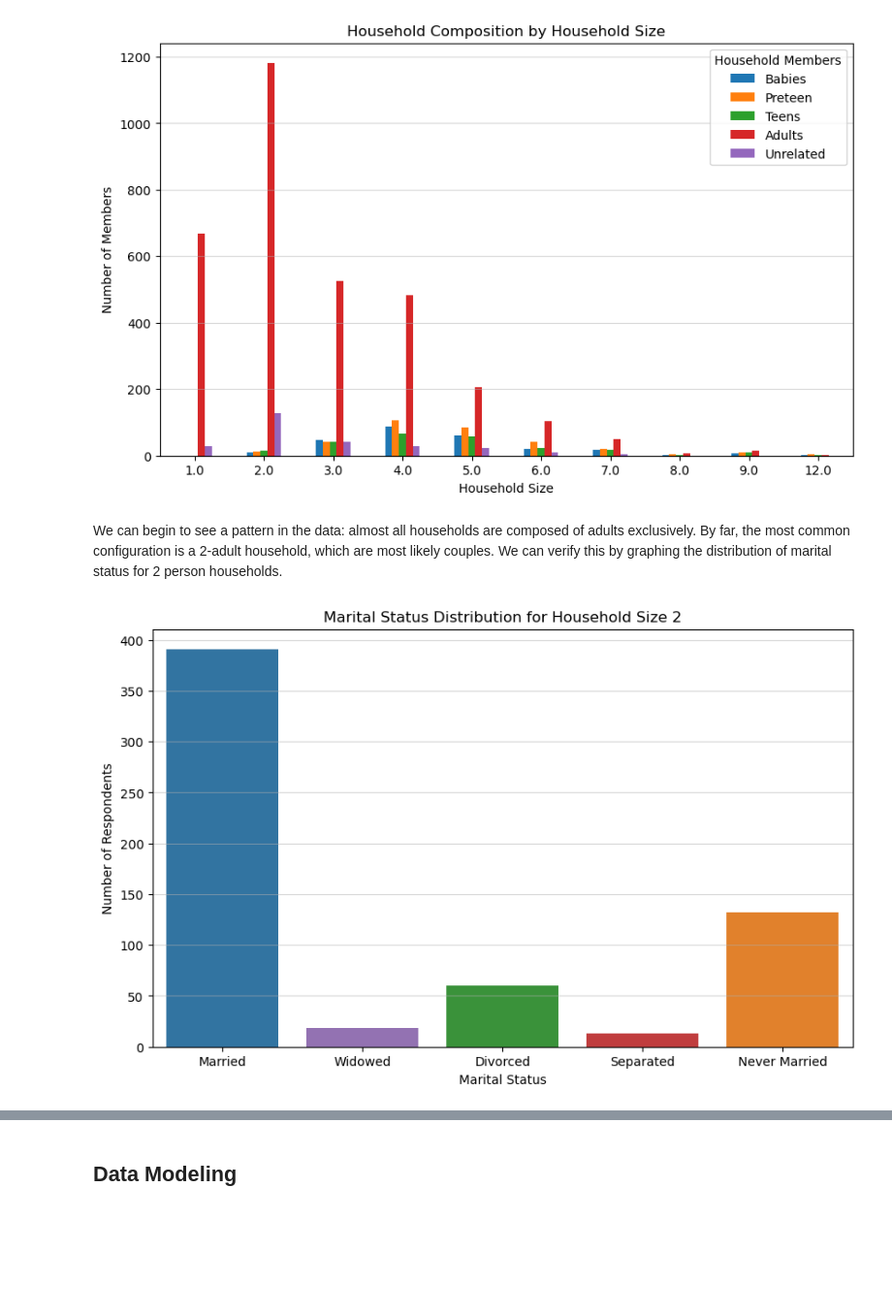
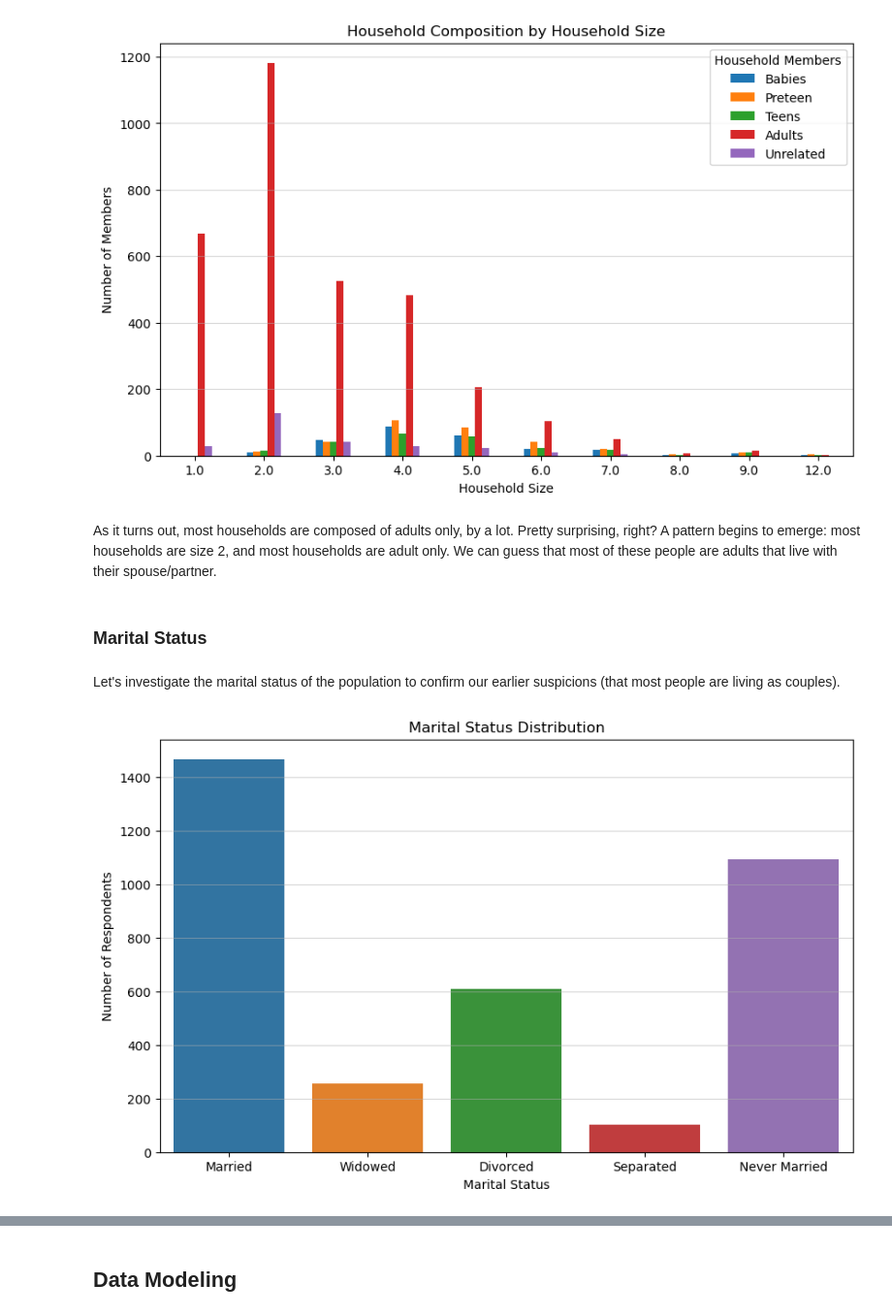
Before and after one commit to eatsfrog/gss-analysis, a Jupyter notebook: GSS Analysis Notebook.ipynb, the cells around one changed output, grey strips where cells are left out. Shown at 97% size. Drawn from its saved outputs; the diff is of its cells as text; code cells hidden in the pictures; blank space fills up the shorter version.

```diff
--- a/GSS Analysis Notebook.ipynb
+++ b/GSS Analysis Notebook.ipynb
@@ -118,31 +170,44 @@ plt.grid(axis='y', alpha=0.5)
 plt.show()
 # %% [output]
 [figure]
-# %% [markdown]
-We can begin to see a pattern in the data: almost all households are composed of adults exclusively. By far, the most common configuration is a 2-adult household, which are most likely couples. We can verify this by graphing the distribution of marital status for 2 person households.
+# %% [markdown]
+As it turns out, most households are composed of adults only, by a lot. Pretty surprising, right? A pattern begins to emerge: most households are size 2, and most households are adult only. We can guess that most of these people are adults that live with their spouse/partner.
+# %% [markdown]
+### Marital Status
+# %% [markdown]
+Let's investigate the marital status of the population to confirm our earlier suspicions (that most people are living as couples).
 # %%
-# Map marital status codes to labels
+# Create a copy of the data with only the relevant columns
+marital_data = df_latest[['hompop', 'marital']].copy()
+
+# Define marital status mapping
 marital_mapping = {
     1.0: 'Married',
     2.0: 'Widowed',
     3.0: 'Divorced',
     4.0: 'Separated',
     5.0: 'Never Married'
 }
 
-# Filter the DataFrame for households with 2 people
-marital_data = df_latest[df_latest['hompop'] == 2][['hompop', 'marital']].copy()
-
 # Map the marital status codes to labels
 marital_data['marital_status'] = marital_data['marital'].map(marital_mapping)
 
+# Define a consistent color palette
+palette = {
+    'Married': '#1f77b4',
+    'Widowed': '#ff7f0e',
+    'Divorced': '#2ca02c',
+    'Separated': '#d62728',
+    'Never Married': '#9467bd'
+}
+
 # Plot the relationship between marital status and household size
 plt.figure(figsize=(10, 6))
-sns.countplot(data=marital_data, x='marital_status', hue='marital_status', order=['Married', 'Widowed', 'Divorced', 'Separated', 'Never Married'], legend=False)
-plt.title('Marital Status Distribution for Household Size 2')
+sns.countplot(data=marital_data, x='marital_status', hue='marital_status', order=['Married', 'Widowed', 'Divorced', 'Separated', 'Never Married'], legend=False, palette=palette)
+plt.title('Marital Status Distribution')
 plt.xlabel('Marital Status')
 plt.ylabel('Number of Respondents')
 plt.grid(axis='y', alpha=0.5)
 plt.show()
 # %% [output]
-[figure, old version]
+[figure, new version]
```
Also changed, not shown: parts of 45 cells of this notebook, 1 other file.
